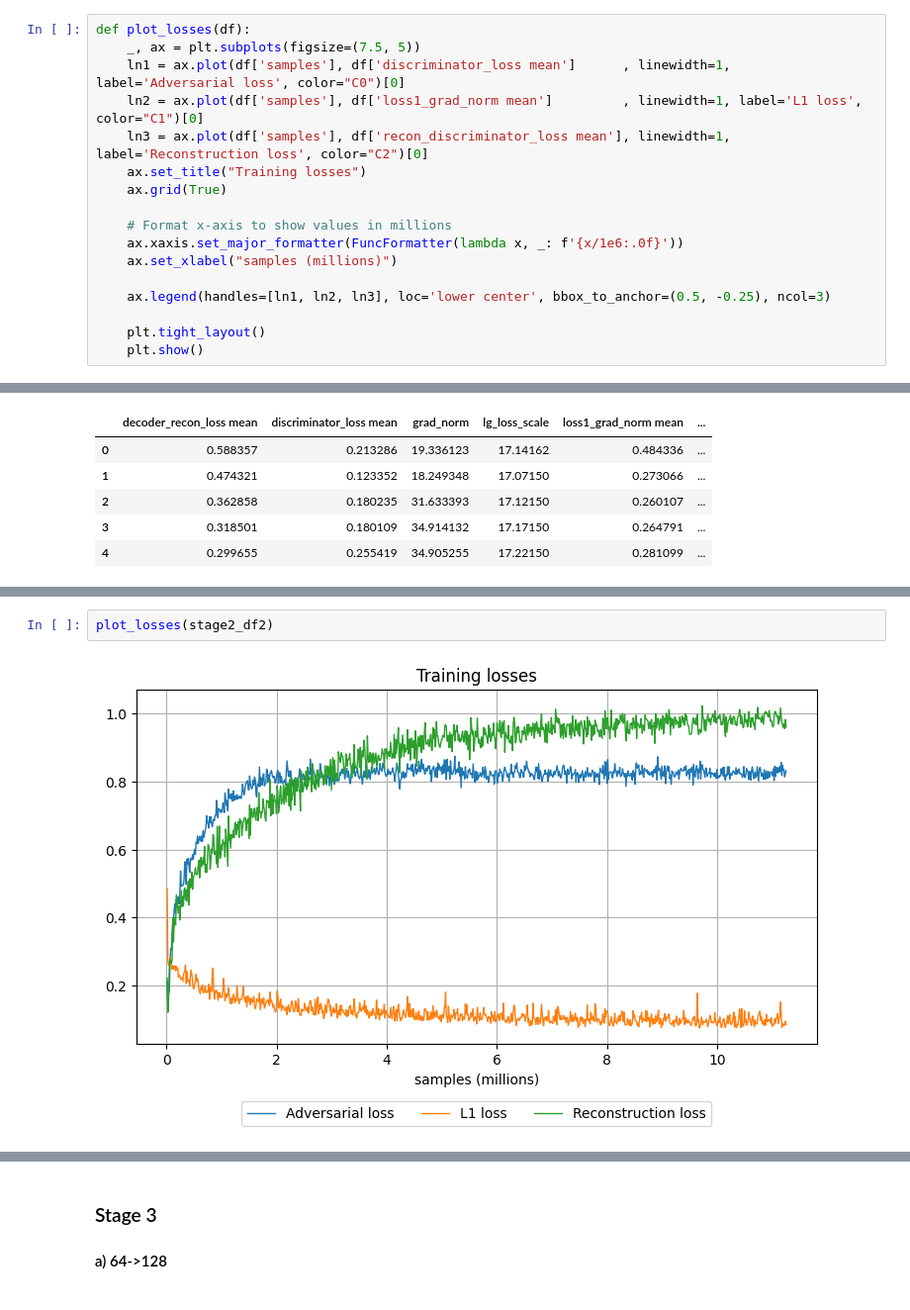
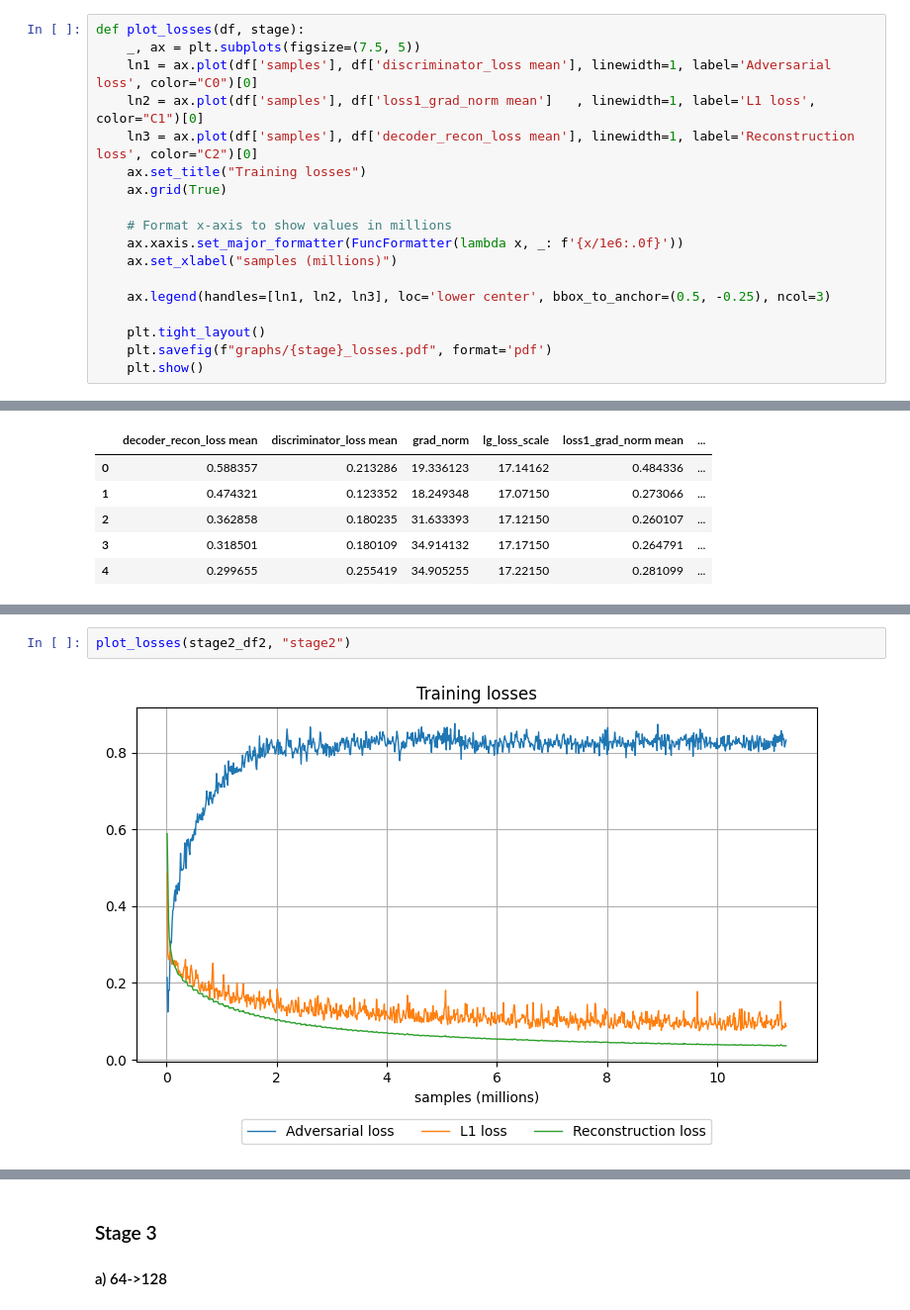
Before and after one commit to kbratosi/pagoda, a Jupyter notebook: analysis/unconditional.ipynb, the cells around one changed output, grey strips where cells are left out. Shown at 99% size. Saved outputs shown, nothing was run; the diff lists cells and outputs as text.

```diff
--- a/analysis/unconditional.ipynb
+++ b/analysis/unconditional.ipynb
@@ -52,10 +54,10 @@ def plot_prec_rec(df):
     plt.show()
 # %%
-def plot_losses(df):
+def plot_losses(df, stage):
     _, ax = plt.subplots(figsize=(7.5, 5))
-    ln1 = ax.plot(df['samples'], df['discriminator_loss mean']      , linewidth=1, label='Adversarial loss', color="C0")[0]
-    ln2 = ax.plot(df['samples'], df['loss1_grad_norm mean']         , linewidth=1, label='L1 loss', color="C1")[0]
-    ln3 = ax.plot(df['samples'], df['recon_discriminator_loss mean'], linewidth=1, label='Reconstruction loss', color="C2")[0]
+    ln1 = ax.plot(df['samples'], df['discriminator_loss mean'], linewidth=1, label='Adversarial loss', color="C0")[0]
+    ln2 = ax.plot(df['samples'], df['loss1_grad_norm mean']   , linewidth=1, label='L1 loss', color="C1")[0]
+    ln3 = ax.plot(df['samples'], df['decoder_recon_loss mean'], linewidth=1, label='Reconstruction loss', color="C2")[0]
     ax.set_title("Training losses")
     ax.grid(True)
 
@@ -66,5 +68,6 @@ def plot_losses(df):
     ax.legend(handles=[ln1, ln2, ln3], loc='lower center', bbox_to_anchor=(0.5, -0.25), ncol=3)
 
     plt.tight_layout()
+    plt.savefig(f"graphs/{stage}_losses.pdf", format='pdf')
     plt.show()
 # %%
@@ -198,5 +200,5 @@ plot_prec_rec(stage2_df)
 # %%
-plot_losses(stage2_df2)
+plot_losses(stage2_df2, "stage2")
 # %% [output]
-[figure, old version]
+[figure, new version]
 # %%
```
Also changed, not shown: parts of 29 cells of this notebook, 25 other files.
